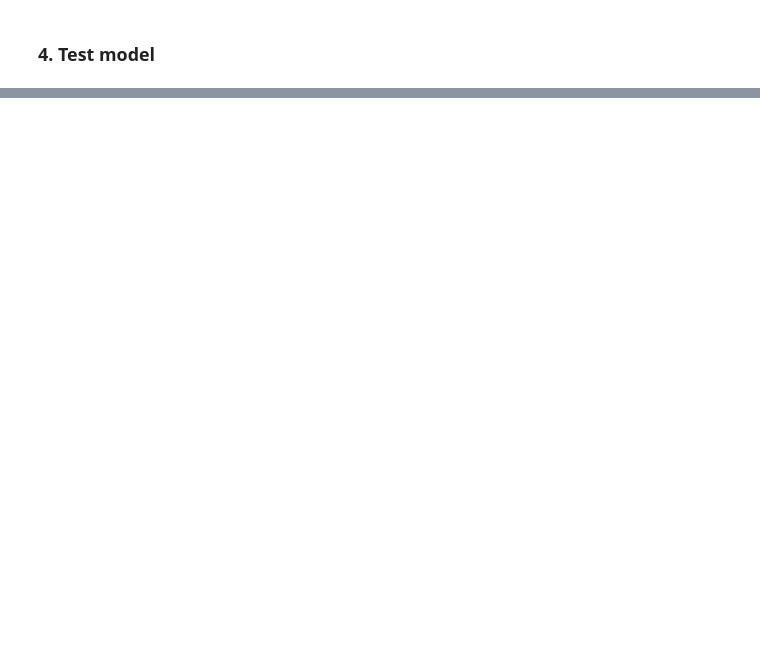
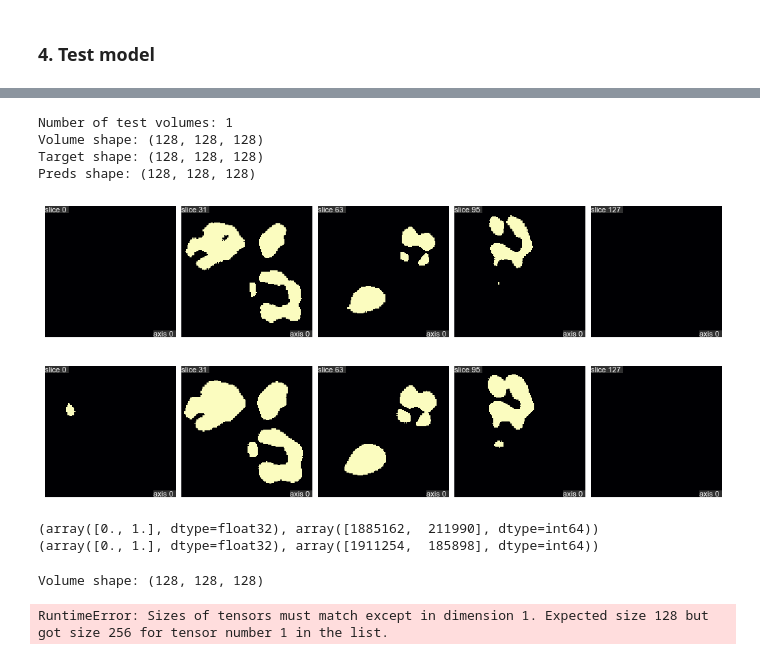
Before and after one commit to qim-center/qim3d, a Jupyter notebook: docs/notebooks/UNet.ipynb, the cells around one changed output, grey strips where cells are left out. Drawn from its saved outputs; the diff is of its cells as text; code cells hidden in the pictures; blank space fills up the shorter version.

```diff
--- a/docs/notebooks/UNet.ipynb
+++ b/docs/notebooks/UNet.ipynb
@@ -216,0 +277,25 @@ ValueError: Input image must be (C,H,W) format
+# %%
+# Inference on test set
+results = qim3d.ml.inference(test_set, model)
+test_volume, test_target, test_preds = results[0]
+
+print(f"Number of test volumes: {len(results)}")
+print(f"Volume shape: {test_volume.shape}")
+print(f"Target shape: {test_target.shape}")
+print(f"Preds shape: {test_preds.shape}")
+
+qim3d.viz.slices_grid(test_target, num_slices=5, display_figure=True)
+qim3d.viz.slices_grid(test_preds, num_slices=5)
+# %% [output]
+Number of test volumes: 1
+Volume shape: (128, 128, 128)
+Target shape: (128, 128, 128)
+Preds shape: (128, 128, 128)
+[figure, added]
+[figure, added]
+# %%
+print(np.unique(target, return_counts=True))
+print(np.unique(preds, return_counts=True))
+# %% [output]
+(array([0., 1.], dtype=float32), array([1885162,  211990], dtype=int64))
+(array([0., 1.], dtype=float32), array([1911254,  185898], dtype=int64))
@@ -216,0 +313,9 @@ ValueError: Input image must be (C,H,W) format
+# %%
+print(f"Volume shape: {vol.shape}")
+# %% [output]
+Volume shape: (128, 128, 128)
+# %%
+inference_vol = qim3d.ml.volume_inference(vol, model)
+qim3d.viz.slicer(inference_vol)
+# %% [output]
+RuntimeError: Sizes of tensors must match except in dimension 1. Expected size 128 but got size 256 for tensor number 1 in the list.
```
Also changed, not shown: parts of 10 cells of this notebook, 4 other files.
